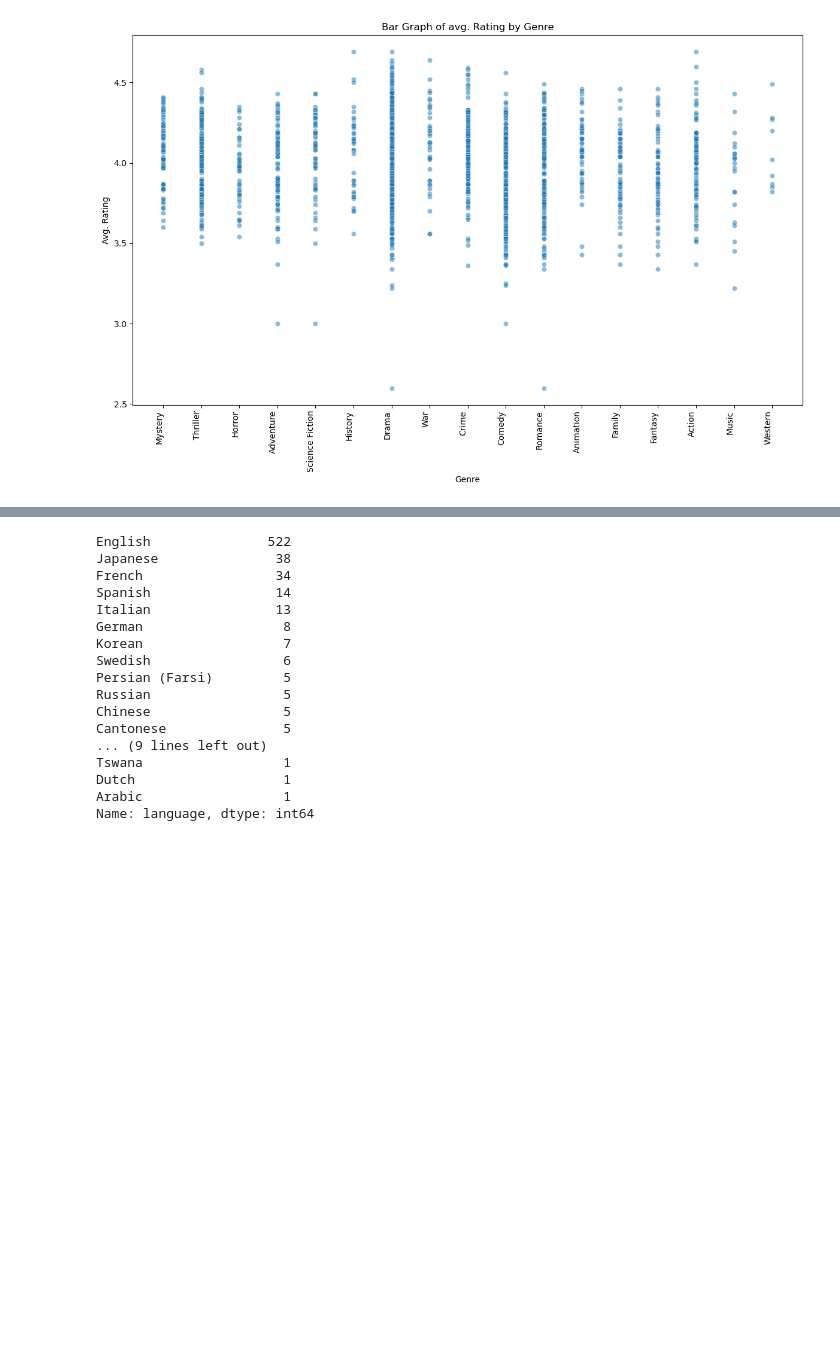
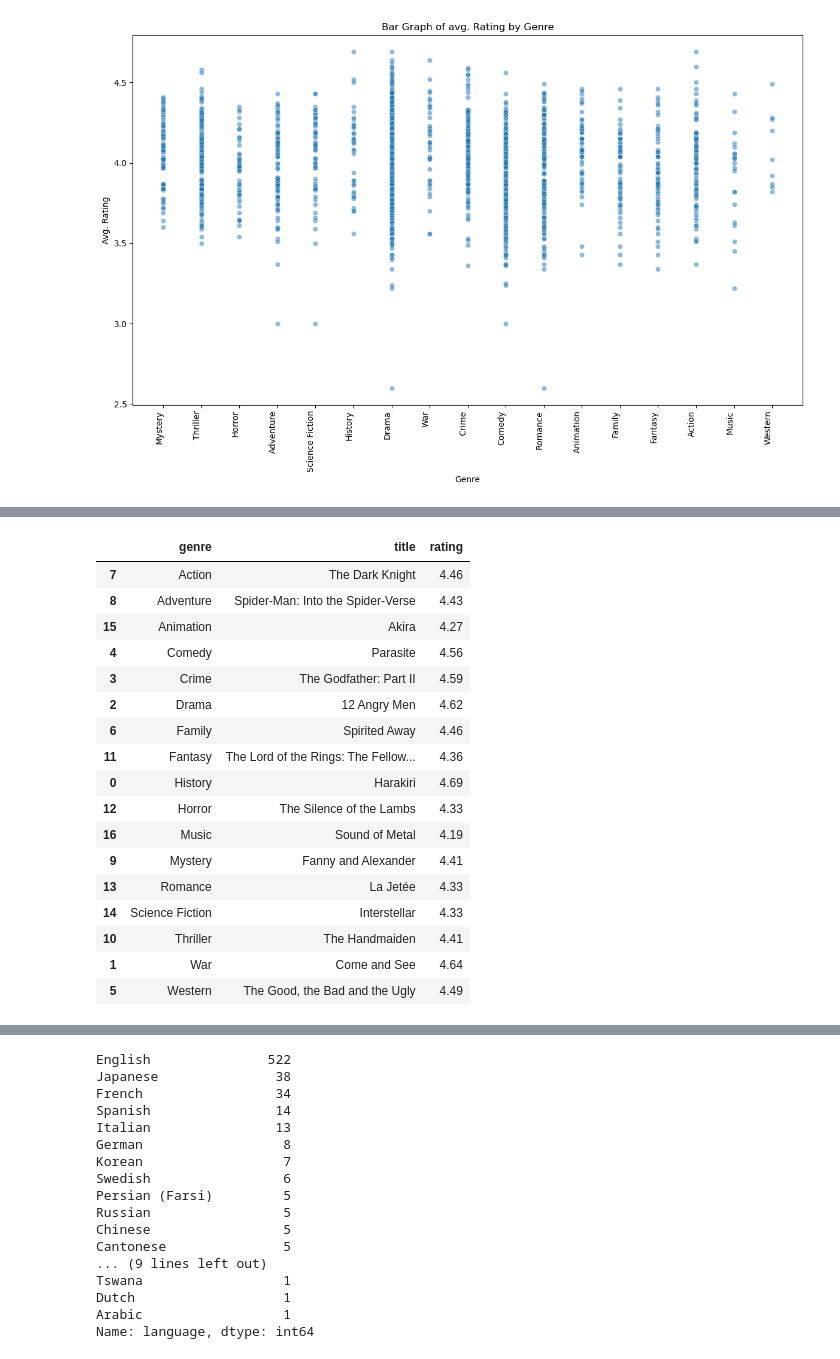
Before and after one commit to sreyakumar/letterboxd-rotten-tomatoes, a Jupyter notebook: letterboxd_&_rotten_tomatoes (4).ipynb, the cells around one changed output, grey strips where cells are left out. Cells and saved outputs as stored; diff of their text form; code cells hidden in the pictures; blank space fills up the shorter version.

```diff
--- a/letterboxd_&_rotten_tomatoes (4).ipynb
+++ b/letterboxd_&_rotten_tomatoes (4).ipynb
@@ -430,0 +577,25 @@ movies_df.plot.scatter(x= 'rating', y='likes')
+# %%
+highest_by_genre = pd.DataFrame(highest_by_genre)
+
+highest_by_genre = highest_by_genre.sort_values(by='genre')
+
+highest_by_genre.head(17)
+# %% [output]
+|  | genre | title | rating |
+| 7 | Action | The Dark Knight | 4.46 |
+| 8 | Adventure | Spider-Man: Into the Spider-Verse | 4.43 |
+| 15 | Animation | Akira | 4.27 |
+| 4 | Comedy | Parasite | 4.56 |
+| 3 | Crime | The Godfather: Part II | 4.59 |
+| 2 | Drama | 12 Angry Men | 4.62 |
+| 6 | Family | Spirited Away | 4.46 |
+| 11 | Fantasy | The Lord of the Rings: The Fellow... | 4.36 |
+| 0 | History | Harakiri | 4.69 |
+| 12 | Horror | The Silence of the Lambs | 4.33 |
+| 16 | Music | Sound of Metal | 4.19 |
+| 9 | Mystery | Fanny and Alexander | 4.41 |
+| 13 | Romance | La Jetée | 4.33 |
+| 14 | Science Fiction | Interstellar | 4.33 |
+| 10 | Thriller | The Handmaiden | 4.41 |
+| 1 | War | Come and See | 4.64 |
+| 5 | Western | The Good, the Bad and the Ugly | 4.49 |
```
Also changed, not shown: parts of 77 cells of this notebook.
